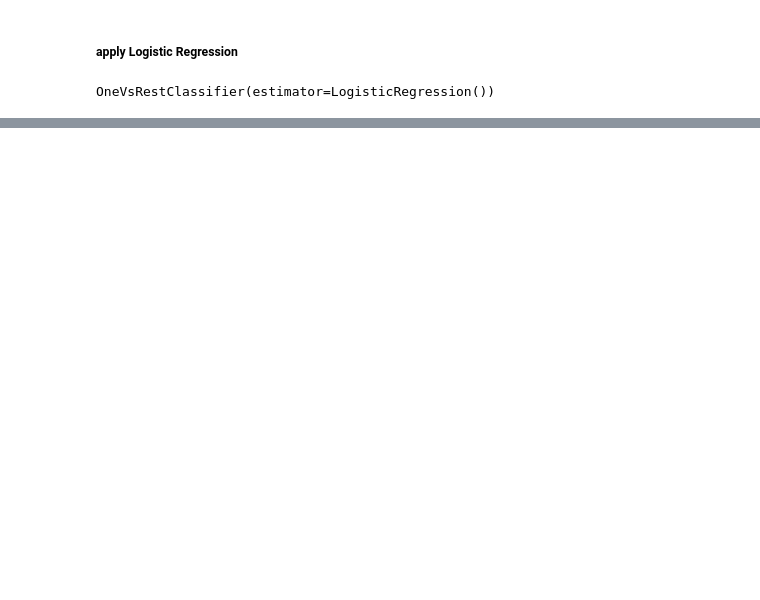
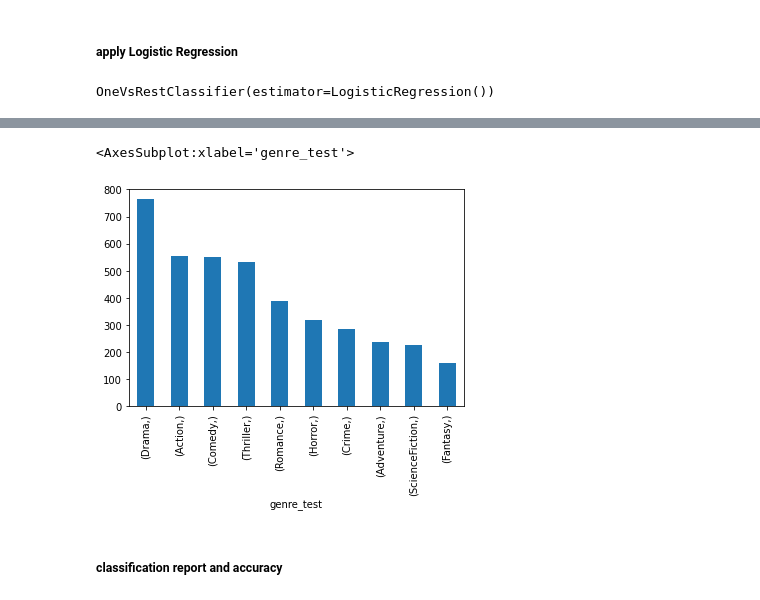
Before and after one commit to mnpoliti/movies, a Jupyter notebook: notebooks/api_data/Binaz+Log_R_.ipynb, the cells around one changed output, grey strips where cells are left out. Saved outputs shown, nothing was run; the diff lists cells and outputs as text; code cells hidden in the pictures; blank space fills up the shorter version.

```diff
--- a/notebooks/api_data/Binaz+Log_R_.ipynb
+++ b/notebooks/api_data/Binaz+Log_R_.ipynb
@@ -340,12 +350,12 @@ def convert_ordinals_to_words(value):
     for word in value.split():
         if word.endswith(('st', 'nd', 'rd', 'th')):
             if word[:-2].isdigit():
-                words.append(p.number_to_words(int(word[:-2])) + ' ' + p.ordinal(int(word[:-2])))
+                words.append(p.number_to_words(int(word[:-2])))
             else:
-                words.append(word)
+                words.append(word[:-2])
         else:
             words.append(word)
-    return ' '.join(words)
+    return ' '.join([p.ordinal(word) if word.isdigit() else word for word in words])
 # %%
 tf_data['description'] = tf_data['description'].astype("string")
 tf_data['description'] = tf_data['description'].apply(convert_ordinals_to_words)
@@ -515,0 +523,3 @@ accuracy_score(y_test, y_pred_new)
+# %%
+y_test_count = multilabel_binarizer.inverse_transform(y_test)
+y_test_count[1]
@@ -515,0 +528,2 @@ accuracy_score(y_test, y_pred_new)
+# %%
+test_df = pd.DataFrame({'genre_test': y_test_count})
@@ -515,0 +542,3 @@ accuracy_score(y_test, y_pred_new)
+# %%
+df_exploded = test_df.explode('genre_test')
+df_exploded.head(3)
@@ -516,3 +569,10 @@ accuracy_score(y_test, y_pred_new)
+# %%
+df_exploded.value_counts().plot(kind='bar')
+# %% [output]
+<AxesSubplot:xlabel='genre_test'>
+[figure, added]
+# %% [markdown]
+##### classification report and accuracy
 # %%
 from sklearn import metrics
 print("Classification report\n",metrics.classification_report(y_test, y_pred_new))
```
Also changed, not shown: parts of 37 cells of this notebook, 1 other file.
